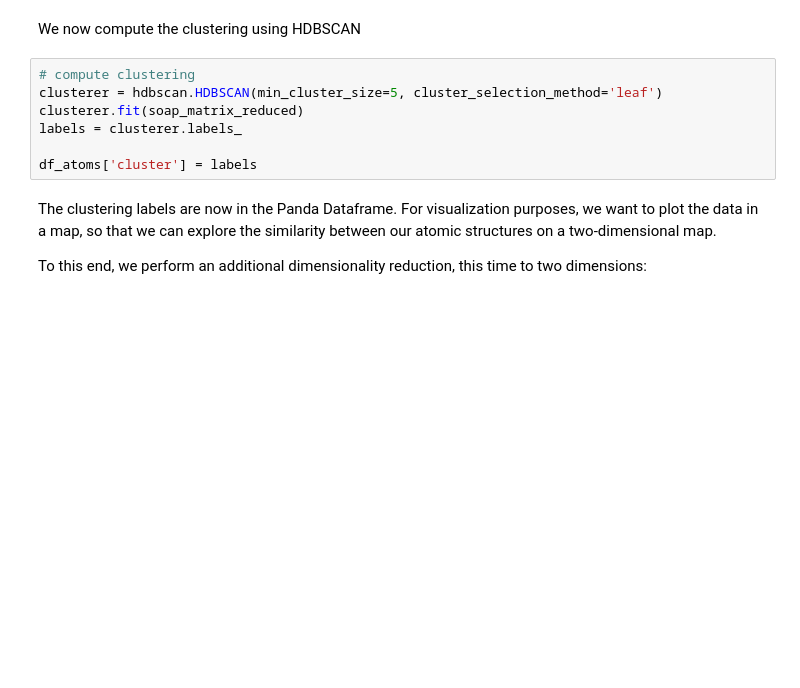
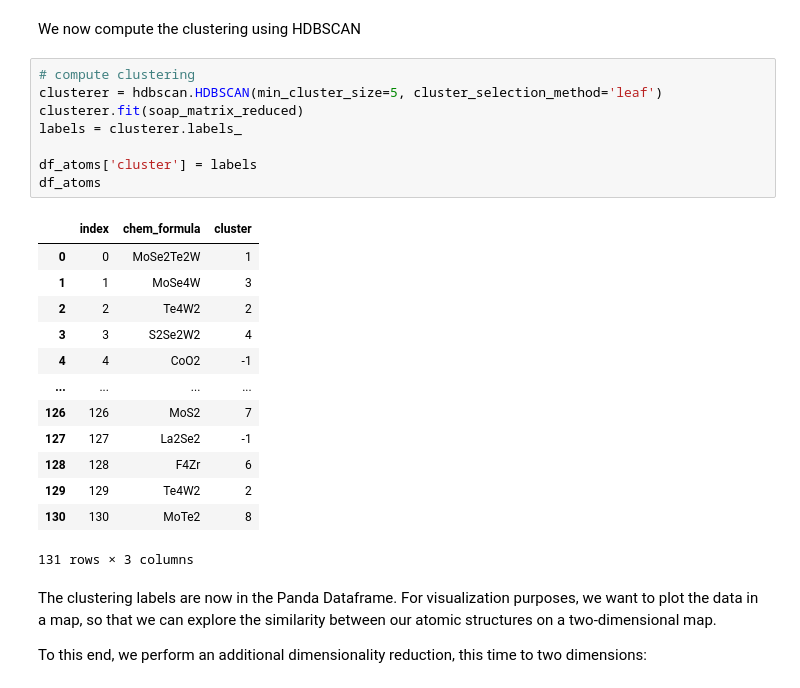
Before and after one commit to angeloziletti/unicatt-ds-physics, a Jupyter notebook: unsupervised-physics-data.ipynb, the cells around one changed output. Cells and saved outputs as stored; diff of their text form; blank space fills up the shorter version.

```diff
--- a/unsupervised-physics-data.ipynb
+++ b/unsupervised-physics-data.ipynb
@@ -203,10 +212,25 @@ We now compute the clustering using HDBSCAN
 # %%
 # compute clustering
 clusterer = hdbscan.HDBSCAN(min_cluster_size=5, cluster_selection_method='leaf')
 clusterer.fit(soap_matrix_reduced)
 labels = clusterer.labels_
 
 df_atoms['cluster'] = labels
+df_atoms
+# %% [output]
+|  | index | chem_formula | cluster |
+| 0 | 0 | MoSe2Te2W | 1 |
+| 1 | 1 | MoSe4W | 3 |
+| 2 | 2 | Te4W2 | 2 |
+| 3 | 3 | S2Se2W2 | 4 |
+| 4 | 4 | CoO2 | -1 |
+| ... | ... | ... | ... |
+| 126 | 126 | MoS2 | 7 |
+| 127 | 127 | La2Se2 | -1 |
+| 128 | 128 | F4Zr | 6 |
+| 129 | 129 | Te4W2 | 2 |
+| 130 | 130 | MoTe2 | 8 |
+131 rows × 3 columns
 # %% [markdown]
 The clustering labels are now in the Panda Dataframe.
 For visualization purposes, we want to plot the data in a map, so that we can explore the similarity between our atomic structures on a two-dimensional map.
```
Also changed, not shown: parts of 3 cells of this notebook, 2 other files.
